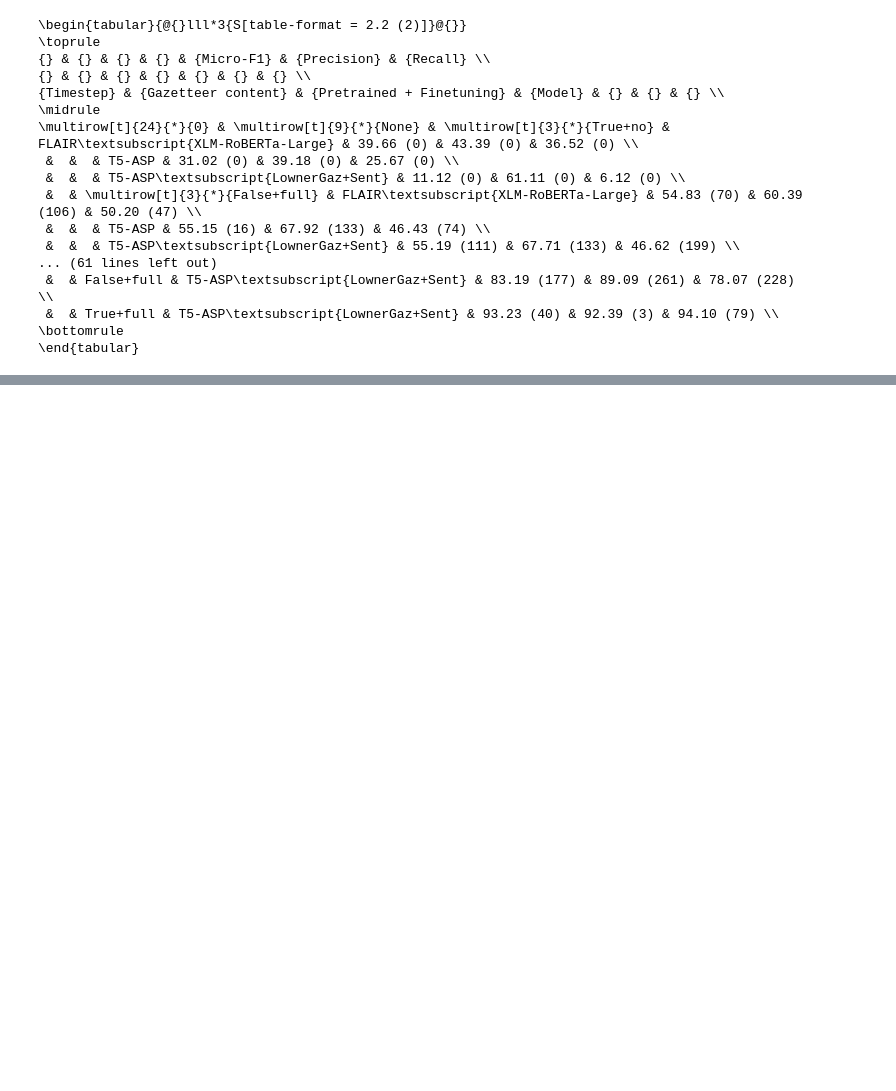
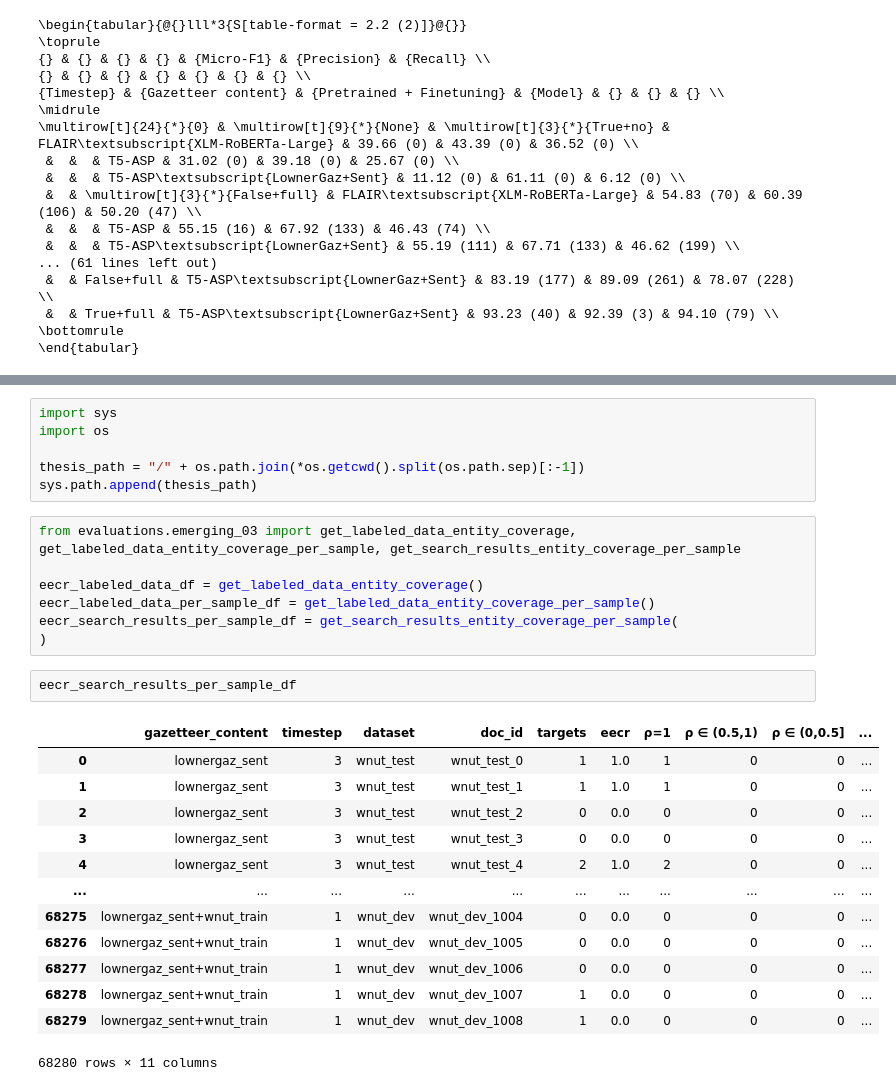
Before and after one commit to roebbert92/thesis, a Jupyter notebook: evaluations/03_emerging.ipynb, the cells around one changed output, grey strips where cells are left out. Drawn from its saved outputs; the diff is of its cells as text; blank space fills up the shorter version.

```diff
--- a/evaluations/03_emerging.ipynb
+++ b/evaluations/03_emerging.ipynb
@@ -371,0 +633,29 @@ content_to_combination
+# %%
+import sys
+import os
+
+thesis_path = "/" + os.path.join(*os.getcwd().split(os.path.sep)[:-1])
+sys.path.append(thesis_path)
+# %%
+from evaluations.emerging_03 import get_labeled_data_entity_coverage, get_labeled_data_entity_coverage_per_sample, get_search_results_entity_coverage_per_sample
+
+eecr_labeled_data_df = get_labeled_data_entity_coverage()
+eecr_labeled_data_per_sample_df = get_labeled_data_entity_coverage_per_sample()
+eecr_search_results_per_sample_df = get_search_results_entity_coverage_per_sample(
+)
+# %%
+eecr_search_results_per_sample_df
+# %% [output]
+|  | gazetteer_content | timestep | dataset | doc_id | targets | eecr | ρ=1 | ρ ∈ (0.5,1) | ρ ∈ (0,0.5] | ... |
+| 0 | lownergaz_sent | 3 | wnut_test | wnut_test_0 | 1 | 1.0 | 1 | 0 | 0 | ... |
+| 1 | lownergaz_sent | 3 | wnut_test | wnut_test_1 | 1 | 1.0 | 1 | 0 | 0 | ... |
+| 2 | lownergaz_sent | 3 | wnut_test | wnut_test_2 | 0 | 0.0 | 0 | 0 | 0 | ... |
+| 3 | lownergaz_sent | 3 | wnut_test | wnut_test_3 | 0 | 0.0 | 0 | 0 | 0 | ... |
+| 4 | lownergaz_sent | 3 | wnut_test | wnut_test_4 | 2 | 1.0 | 2 | 0 | 0 | ... |
+| ... | ... | ... | ... | ... | ... | ... | ... | ... | ... | ... |
+| 68275 | lownergaz_sent+wnut_train | 1 | wnut_dev | wnut_dev_1004 | 0 | 0.0 | 0 | 0 | 0 | ... |
+| 68276 | lownergaz_sent+wnut_train | 1 | wnut_dev | wnut_dev_1005 | 0 | 0.0 | 0 | 0 | 0 | ... |
+| 68277 | lownergaz_sent+wnut_train | 1 | wnut_dev | wnut_dev_1006 | 0 | 0.0 | 0 | 0 | 0 | ... |
+| 68278 | lownergaz_sent+wnut_train | 1 | wnut_dev | wnut_dev_1007 | 1 | 0.0 | 0 | 0 | 0 | ... |
+| 68279 | lownergaz_sent+wnut_train | 1 | wnut_dev | wnut_dev_1008 | 1 | 0.0 | 0 | 0 | 0 | ... |
+68280 rows × 11 columns
```
Also changed, not shown: parts of 50 cells of this notebook, 2 other files.
